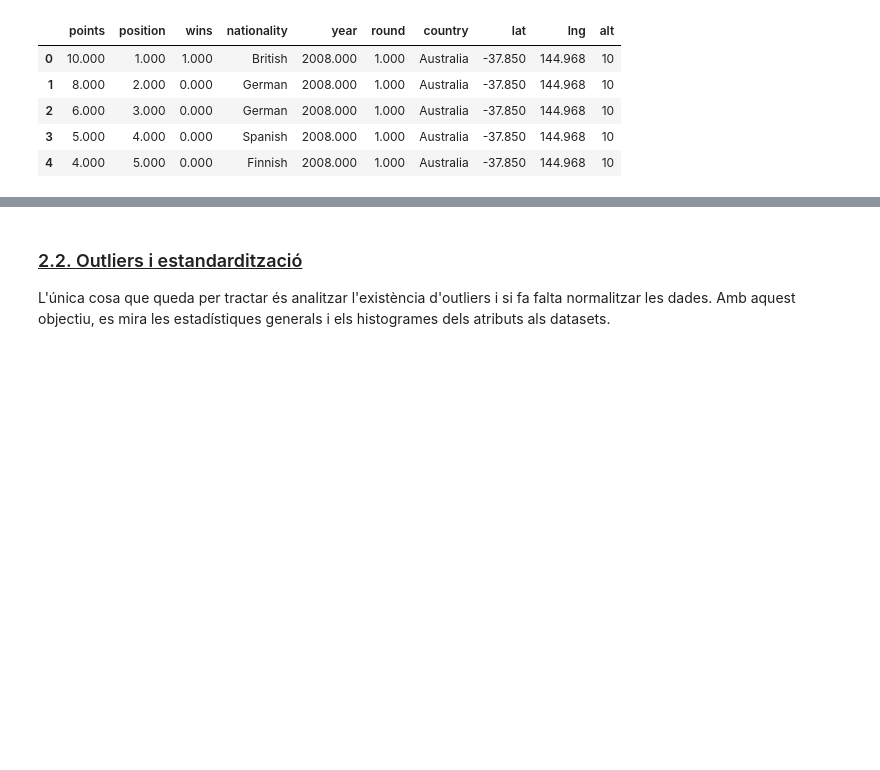
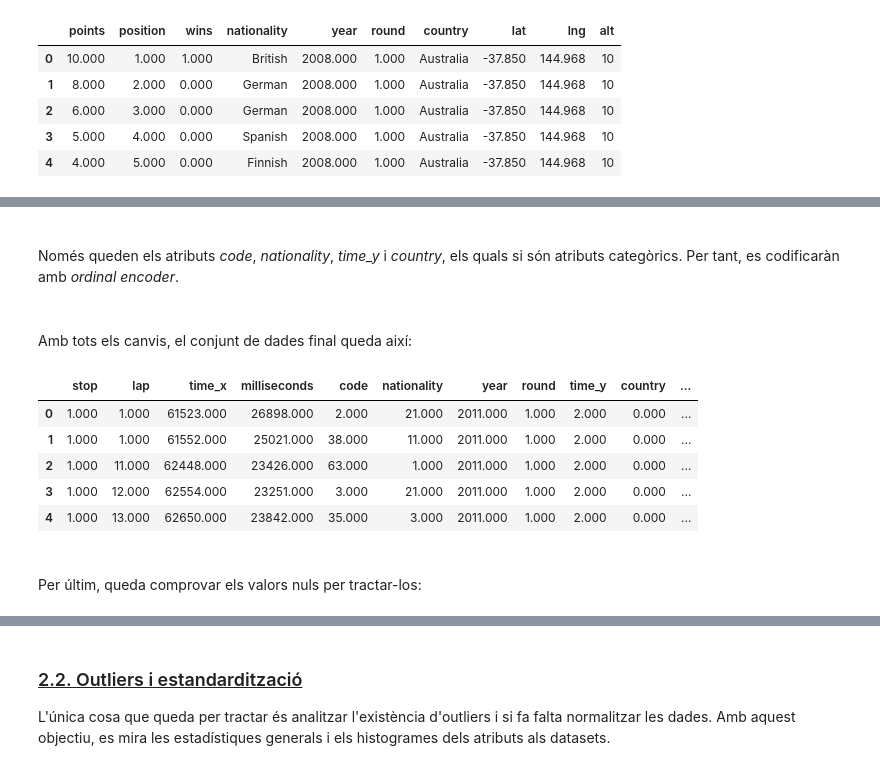
Before and after one commit to Nara-On/Practica3APC-Kaggle, a Jupyter notebook: Practica3APC-Kaggle.ipynb, the cells around one changed output, grey strips where cells are left out. Saved outputs shown, nothing was run; the diff lists cells and outputs as text; code cells hidden in the pictures; blank space fills up the shorter version.

```diff
--- a/Practica3APC-Kaggle.ipynb
+++ b/Practica3APC-Kaggle.ipynb
@@ -1102,0 +1178,4 @@ print (f"y_train[0]: {y_train[0]}")
+# %% [markdown]
+<br >
+
+Només queden els atributs *code*, *nationality*, *time_y* i *country*, els quals si són atributs categòrics. Per tant, es codificaràn amb *ordinal encoder*.
@@ -1102,0 +1187,17 @@ print (f"y_train[0]: {y_train[0]}")
+# %% [markdown]
+<br >
+
+Amb tots els canvis, el conjunt de dades final queda així:
+# %%
+dataset.head()
+# %% [output]
+|  | stop | lap | time_x | milliseconds | code | nationality | year | round | time_y | country | ... |
+| 0 | 1.000 | 1.000 | 61523.000 | 26898.000 | 2.000 | 21.000 | 2011.000 | 1.000 | 2.000 | 0.000 | ... |
+| 1 | 1.000 | 1.000 | 61552.000 | 25021.000 | 38.000 | 11.000 | 2011.000 | 1.000 | 2.000 | 0.000 | ... |
+| 2 | 1.000 | 11.000 | 62448.000 | 23426.000 | 63.000 | 1.000 | 2011.000 | 1.000 | 2.000 | 0.000 | ... |
+| 3 | 1.000 | 12.000 | 62554.000 | 23251.000 | 3.000 | 21.000 | 2011.000 | 1.000 | 2.000 | 0.000 | ... |
+| 4 | 1.000 | 13.000 | 62650.000 | 23842.000 | 35.000 | 3.000 | 2011.000 | 1.000 | 2.000 | 0.000 | ... |
+# %% [markdown]
+<br >
+
+Per últim, queda comprovar els valors nuls per tractar-los:
```
Also changed, not shown: parts of 41 cells of this notebook.
